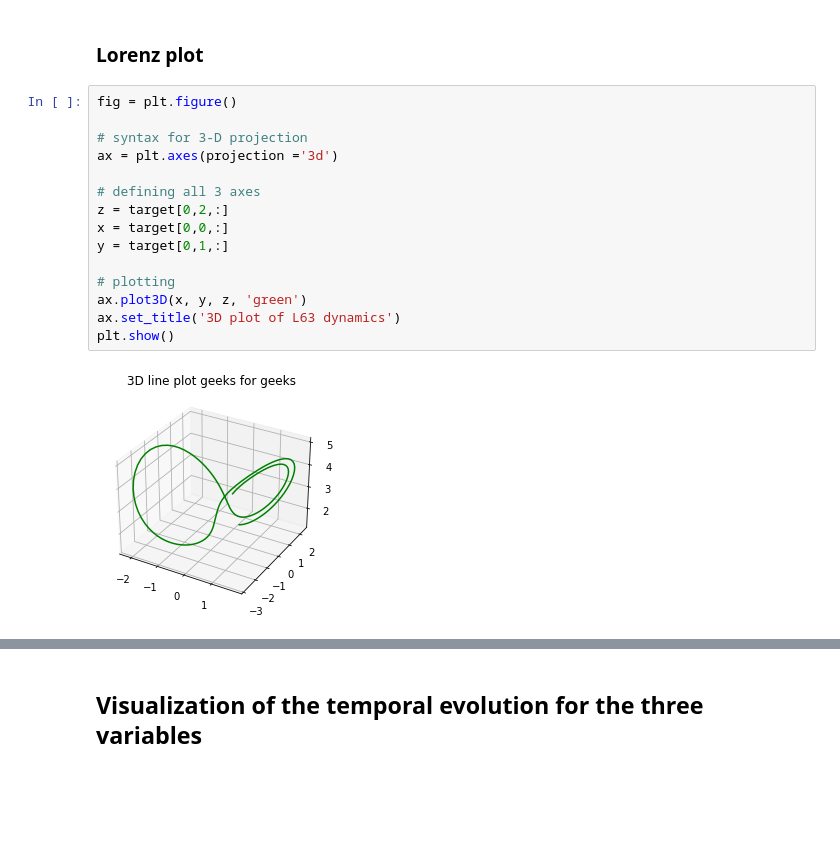
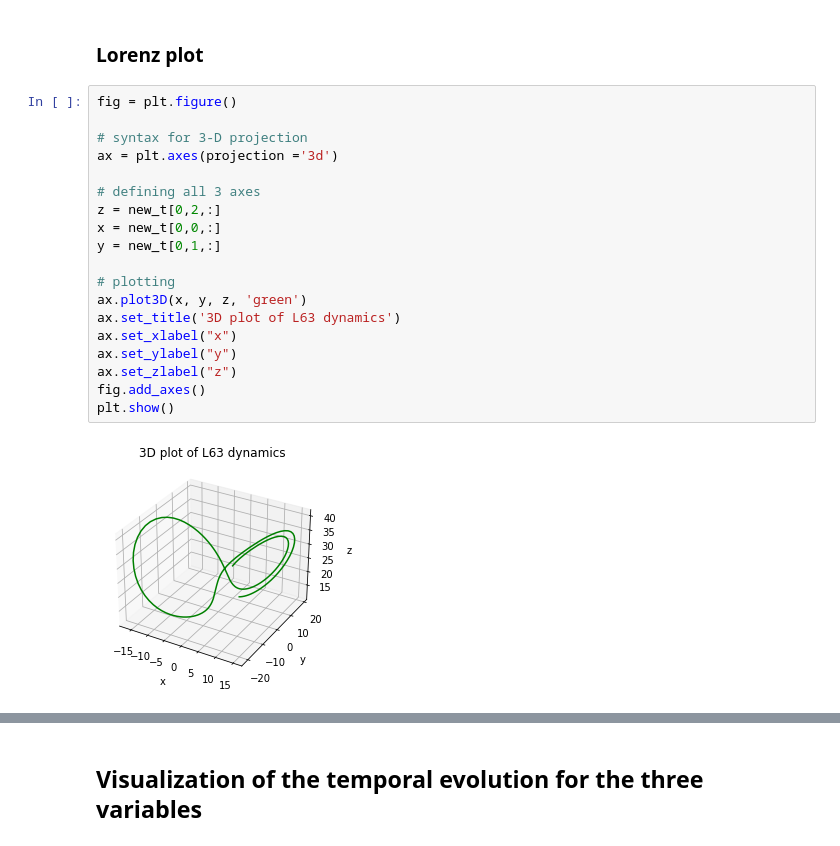
Before and after one commit to Nicolasecl16/These, a Jupyter notebook: 4Dvarnetstochastic/Lorenz63/Analysis.ipynb, the cells around one changed output, grey strips where cells are left out. Saved outputs shown, nothing was run; the diff lists cells and outputs as text; blank space fills up the shorter version.

```diff
--- a/4Dvarnetstochastic/Lorenz63/Analysis.ipynb
+++ b/4Dvarnetstochastic/Lorenz63/Analysis.ipynb
@@ -832,20 +812,24 @@ root group (NETCDF4 data model, file format HDF5):
 # %%
 fig = plt.figure()
 
 # syntax for 3-D projection
 ax = plt.axes(projection ='3d')
 
 # defining all 3 axes
-z = target[0,2,:]
-x = target[0,0,:]
-y = target[0,1,:]
+z = new_t[0,2,:]
+x = new_t[0,0,:]
+y = new_t[0,1,:]
 
 # plotting
 ax.plot3D(x, y, z, 'green')
 ax.set_title('3D plot of L63 dynamics')
+ax.set_xlabel("x")
+ax.set_ylabel("y")
+ax.set_zlabel("z")
+fig.add_axes()
 plt.show()
 # %% [output]
-[figure, old version]
+[figure, new version]
 # %%
 fig = plt.figure()
 
```
Also changed, not shown: parts of 31 cells of this notebook, 4 other files.
